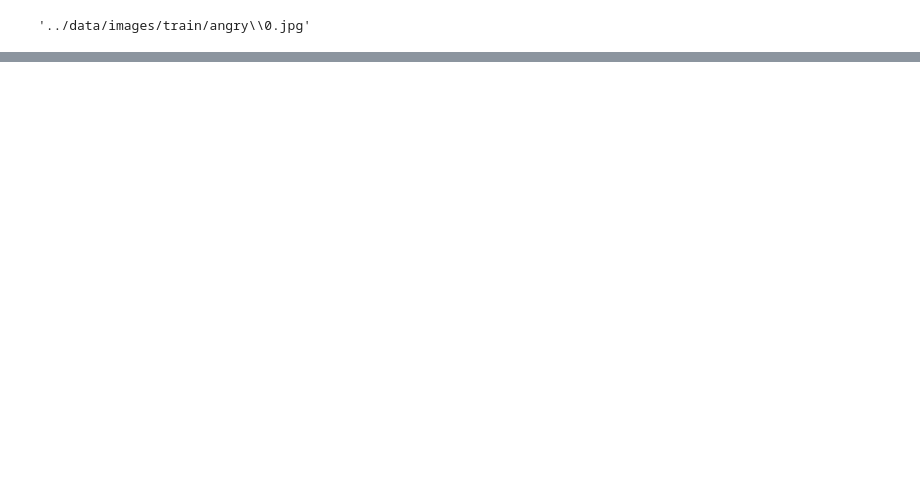
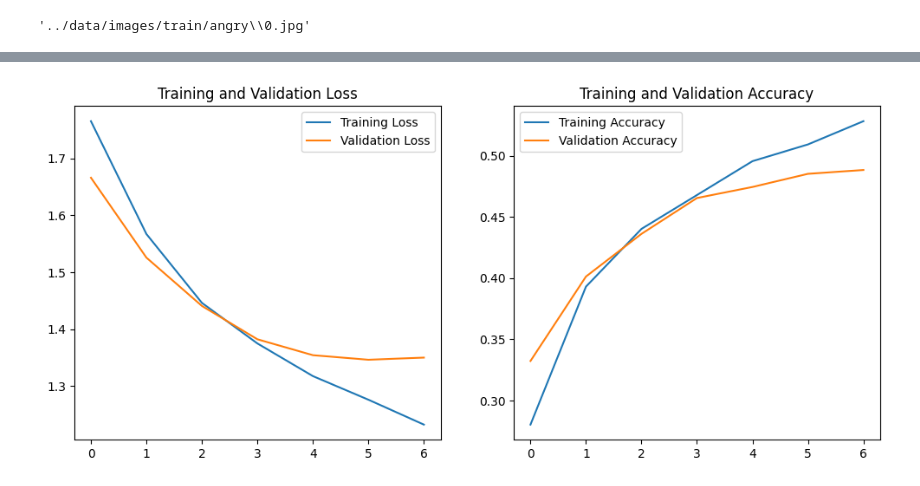
Before and after one commit to dardg24/EmoDecoder_Kaggle, a Jupyter notebook: data/borrador.ipynb, the cells around one changed output, grey strips where cells are left out. Drawn from its saved outputs; the diff is of its cells as text; code cells hidden in the pictures; blank space fills up the shorter version.

```diff
--- a/data/borrador.ipynb
+++ b/data/borrador.ipynb
@@ -60,0 +95,4 @@ plt.imshow(img)
+# %%
+X_train = np.stack(train['Imagenes'].values)
+y_train = np.array(train['label_encoded'])
+X_test = np.stack(test['Imagenes'].values)
@@ -60,0 +107,3 @@ plt.imshow(img)
+# %%
+X_train = np.expand_dims(X_train, -1)
+X_test = np.expand_dims(X_test, -1)
@@ -60,0 +161,7 @@ plt.imshow(img)
+# %%
+history_2 = model_2.fit(X_train,
+                    y_train,
+                    batch_size=BATCH_SIZE,
+                    epochs=7,
+                    callbacks = earlystop,
+                    validation_split=0.2)
@@ -60,0 +187,7 @@ plt.imshow(img)
+# %%
+history_2 = model_2.fit(X_train,
+                    y_train,
+                    batch_size=BATCH_SIZE,
+                    epochs=3,
+                    callbacks = earlystop,
+                    validation_split=0.2)
@@ -60,0 +206,25 @@ plt.imshow(img)
+# %%
+# Acceder a los datos del historial
+loss = history_2.history['loss']
+val_loss = history_2.history['val_loss']
+accuracy = history_2.history['accuracy']  # Cambia 'accuracy' por la métrica que usaste
+val_accuracy = history_2.history['val_accuracy']  # Ídem
+
+# Crear gráficos para pérdida y precisión
+plt.figure(figsize=(12, 5))
+
+plt.subplot(1, 2, 1)
+plt.plot(loss, label='Training Loss')
+plt.plot(val_loss, label='Validation Loss')
+plt.title('Training and Validation Loss')
+plt.legend()
+
+plt.subplot(1, 2, 2)
+plt.plot(accuracy, label='Training Accuracy')
+plt.plot(val_accuracy, label='Validation Accuracy')
+plt.title('Training and Validation Accuracy')
+plt.legend()
+
+plt.show()
+# %% [output]
+[figure, added]
```
Also changed, not shown: parts of 49 cells of this notebook.
